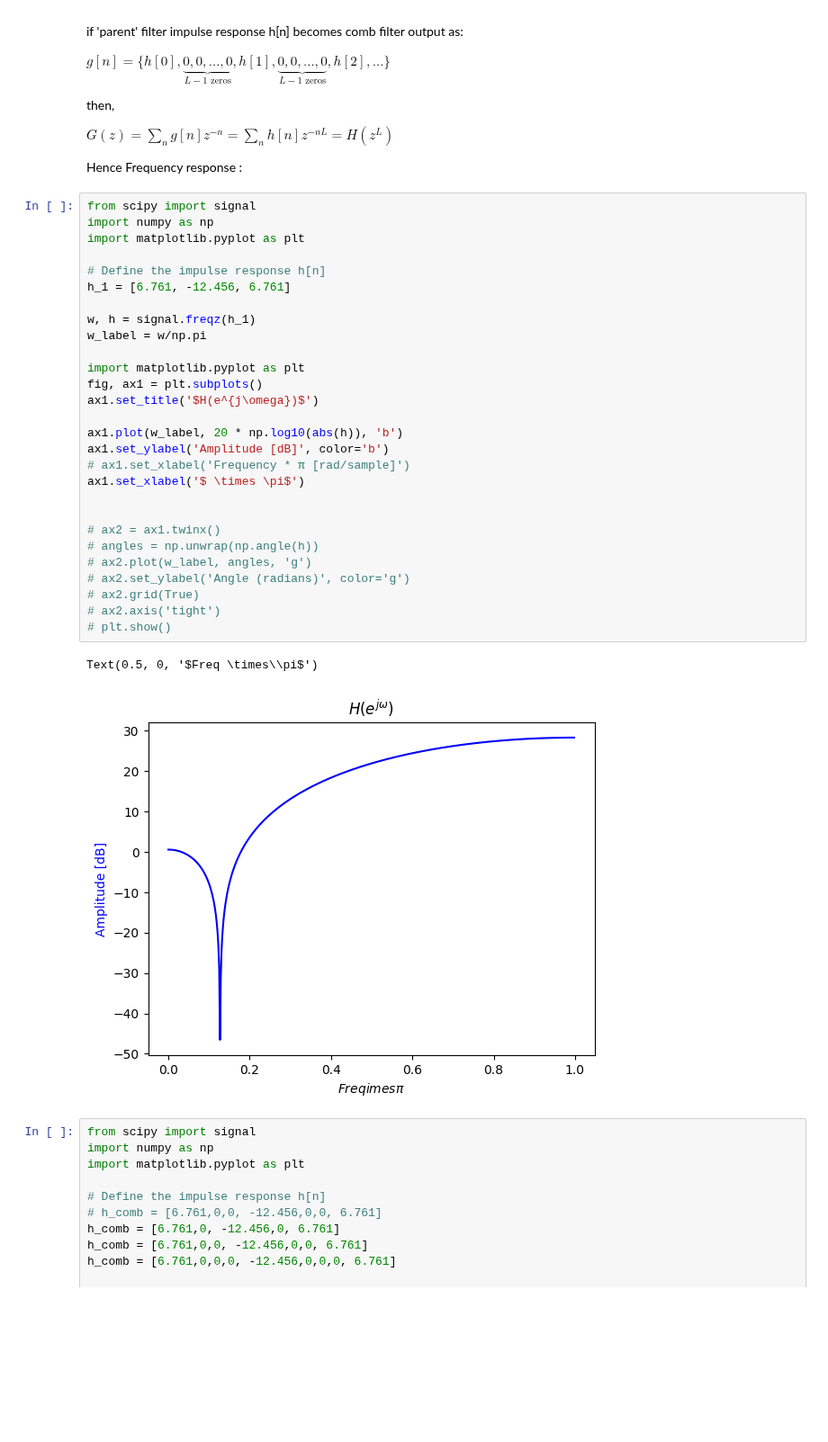
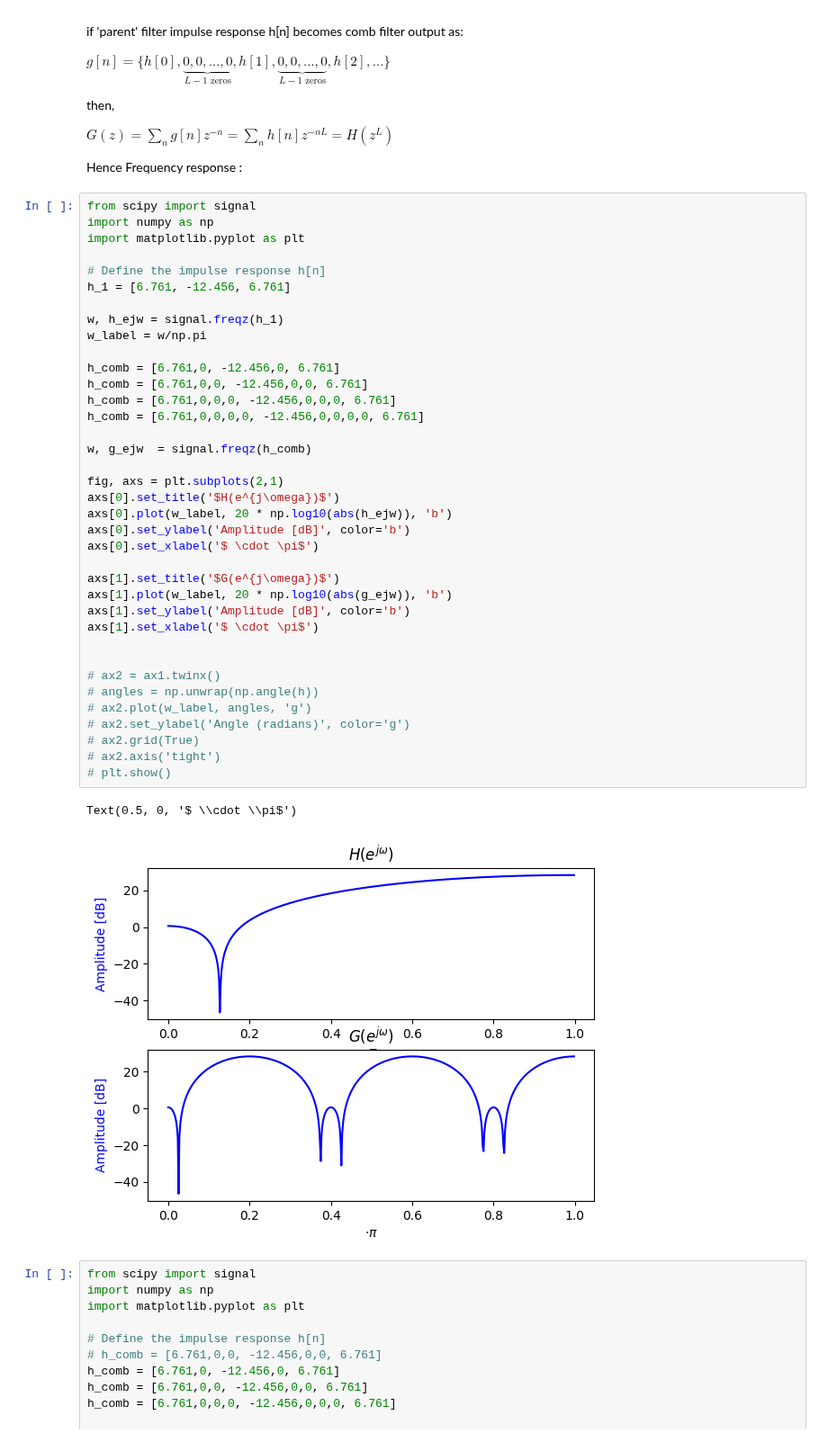
Before and after one commit to zharfanw/zhongshan_dsp_python, a Jupyter notebook: 12_FilterTypesAndStructures.ipynb, the cells around one changed output. Shown at 90% size. Saved outputs shown, nothing was run; the diff lists cells and outputs as text; blank space fills up the shorter version.

```diff
--- a/12_FilterTypesAndStructures.ipynb
+++ b/12_FilterTypesAndStructures.ipynb
@@ -31,34 +31,43 @@ Hence Frequency response :
 # %%
 from scipy import signal
 import numpy as np
 import matplotlib.pyplot as plt
 
 # Define the impulse response h[n]
 h_1 = [6.761, -12.456, 6.761]
 
-w, h = signal.freqz(h_1)
+w, h_ejw = signal.freqz(h_1)
 w_label = w/np.pi
 
-import matplotlib.pyplot as plt
-fig, ax1 = plt.subplots()
-ax1.set_title('$H(e^{j\omega})$')
+h_comb = [6.761,0, -12.456,0, 6.761]
+h_comb = [6.761,0,0, -12.456,0,0, 6.761]
+h_comb = [6.761,0,0,0, -12.456,0,0,0, 6.761]
+h_comb = [6.761,0,0,0,0, -12.456,0,0,0,0, 6.761]
 
-ax1.plot(w_label, 20 * np.log10(abs(h)), 'b')
-ax1.set_ylabel('Amplitude [dB]', color='b')
-# ax1.set_xlabel('Frequency * π [rad/sample]')
-ax1.set_xlabel('$ \times \pi$')
+w, g_ejw  = signal.freqz(h_comb)
+
+fig, axs = plt.subplots(2,1)
+axs[0].set_title('$H(e^{j\omega})$')
+axs[0].plot(w_label, 20 * np.log10(abs(h_ejw)), 'b')
+axs[0].set_ylabel('Amplitude [dB]', color='b')
+axs[0].set_xlabel('$ \cdot \pi$')
+
+axs[1].set_title('$G(e^{j\omega})$')
+axs[1].plot(w_label, 20 * np.log10(abs(g_ejw)), 'b')
+axs[1].set_ylabel('Amplitude [dB]', color='b')
+axs[1].set_xlabel('$ \cdot \pi$')
 
 
 # ax2 = ax1.twinx()
 # angles = np.unwrap(np.angle(h))
 # ax2.plot(w_label, angles, 'g')
 # ax2.set_ylabel('Angle (radians)', color='g')
 # ax2.grid(True)
 # ax2.axis('tight')
 # plt.show()
 # %% [output]
-Text(0.5, 0, '$Freq \times\\pi$')
+Text(0.5, 0, '$ \\cdot \\pi$')
-[figure, old version]
+[figure, new version]
 # %%
 from scipy import signal
 import numpy as np
```
